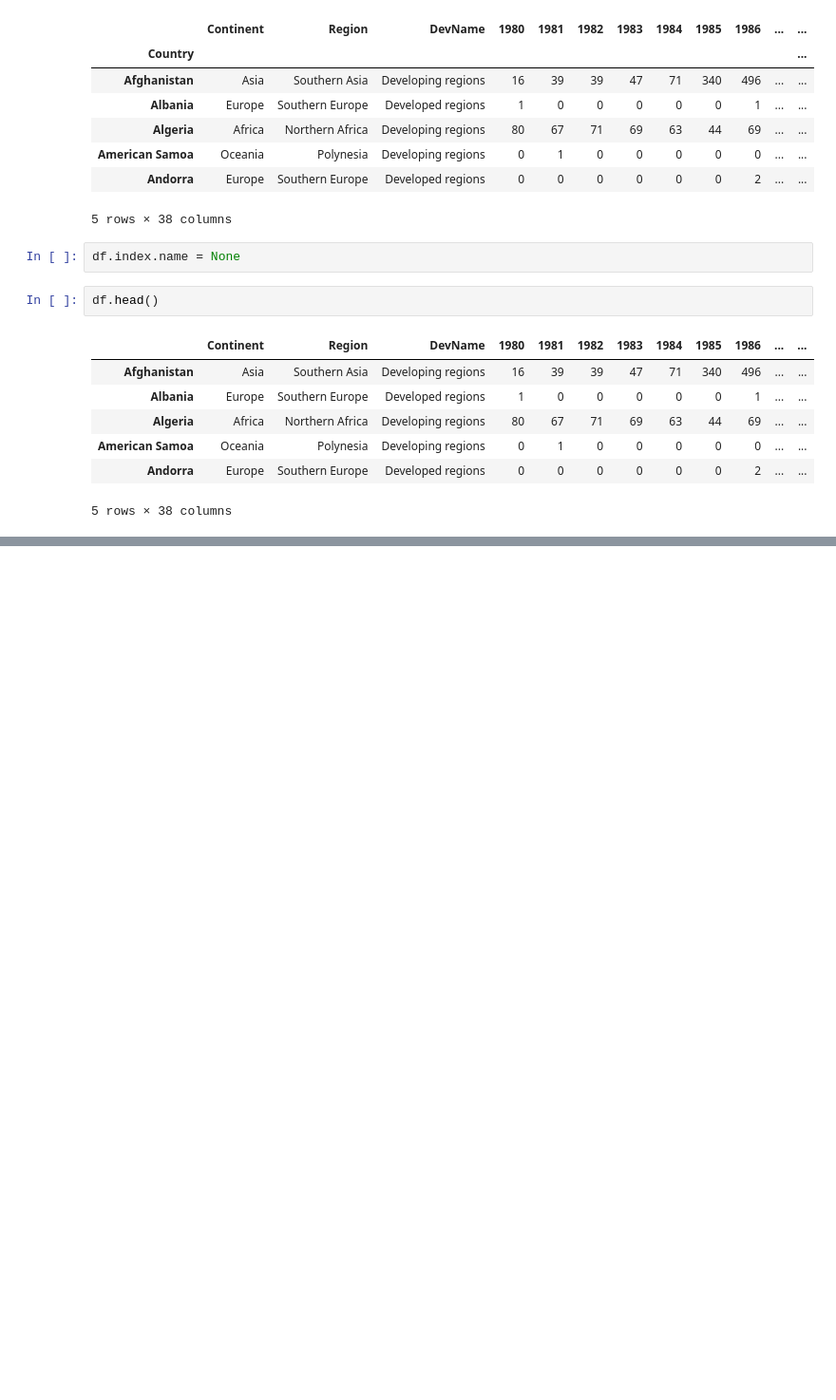
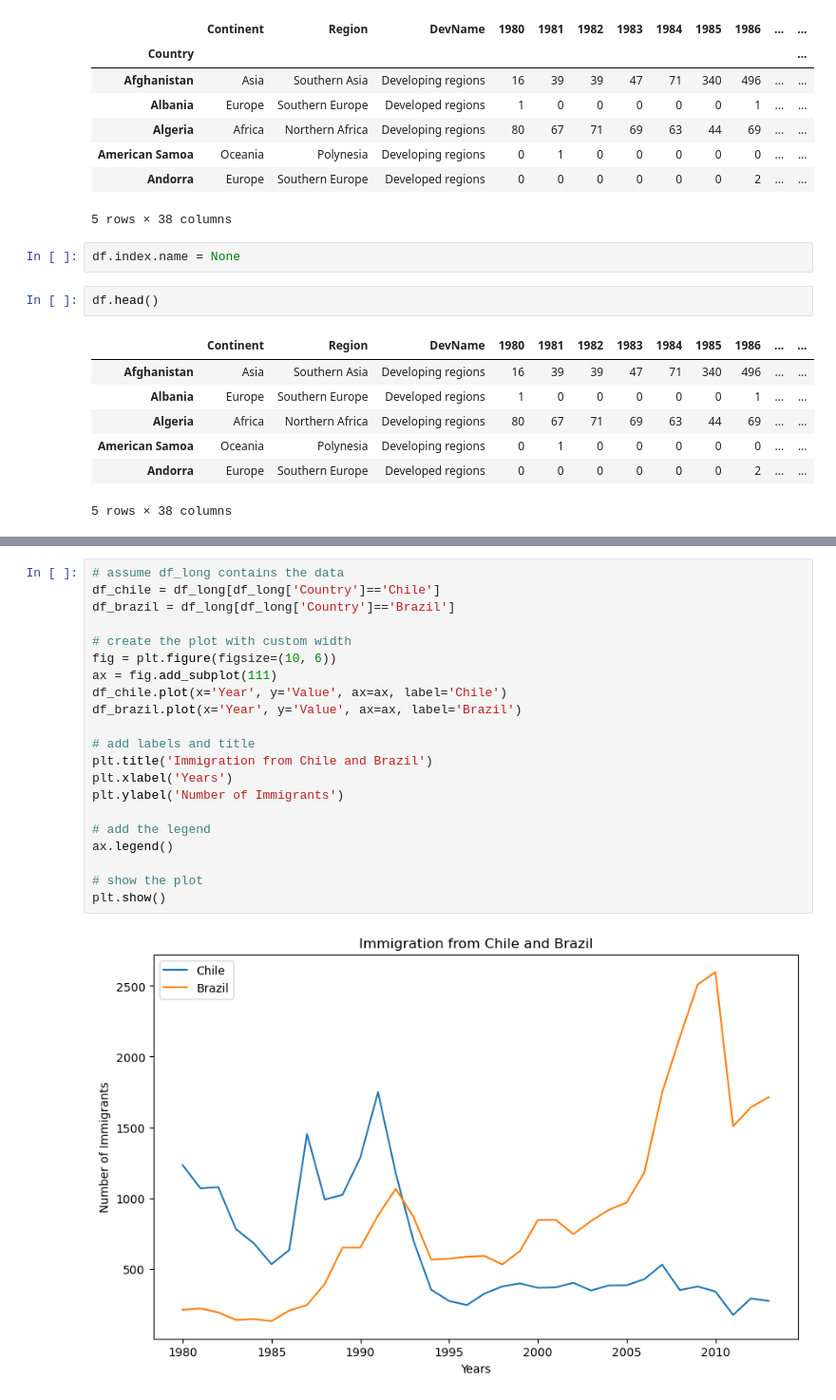
Before and after one commit to 0xrsfagundes/IBM, a Jupyter notebook: IBM/Data Visualization with Python/Data Visualization with Python - Lab1.ipynb, the cells around one changed output, grey strips where cells are left out. Shown at 95% size. Saved outputs shown, nothing was run; the diff lists cells and outputs as text; blank space fills up the shorter version.

```diff
--- a/IBM/Data Visualization with Python/Data Visualization with Python - Lab1.ipynb
+++ b/IBM/Data Visualization with Python/Data Visualization with Python - Lab1.ipynb
@@ -170,0 +199,23 @@ Name: Japan, dtype: object
+# %%
+# assume df_long contains the data
+df_chile = df_long[df_long['Country']=='Chile']
+df_brazil = df_long[df_long['Country']=='Brazil']
+
+# create the plot with custom width
+fig = plt.figure(figsize=(10, 6))
+ax = fig.add_subplot(111)
+df_chile.plot(x='Year', y='Value', ax=ax, label='Chile')
+df_brazil.plot(x='Year', y='Value', ax=ax, label='Brazil')
+
+# add labels and title
+plt.title('Immigration from Chile and Brazil')
+plt.xlabel('Years')
+plt.ylabel('Number of Immigrants')
+
+# add the legend
+ax.legend()
+
+# show the plot
+plt.show()
+# %% [output]
+[figure, added]
```
Also changed, not shown: parts of 5 cells of this notebook.
